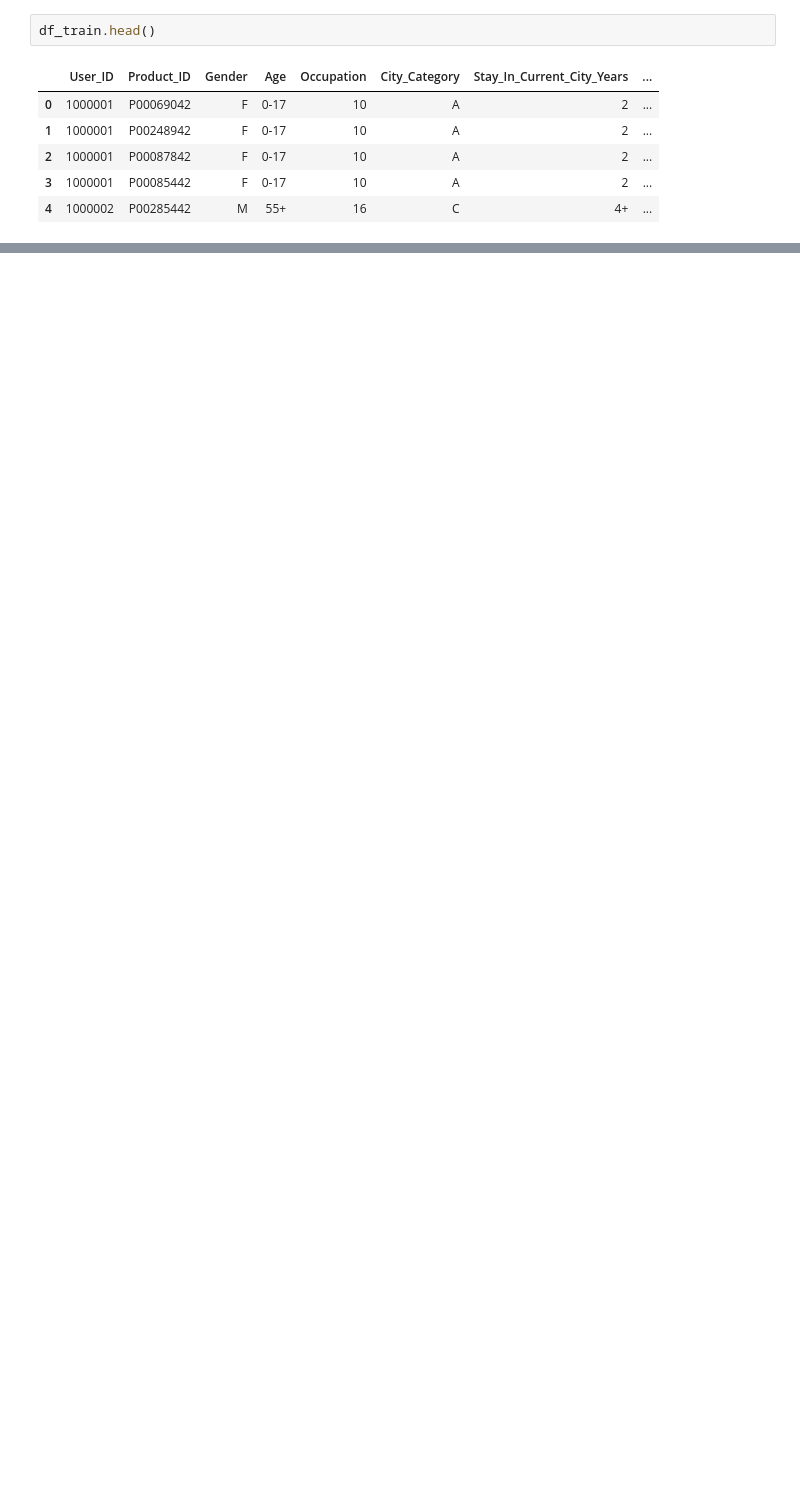
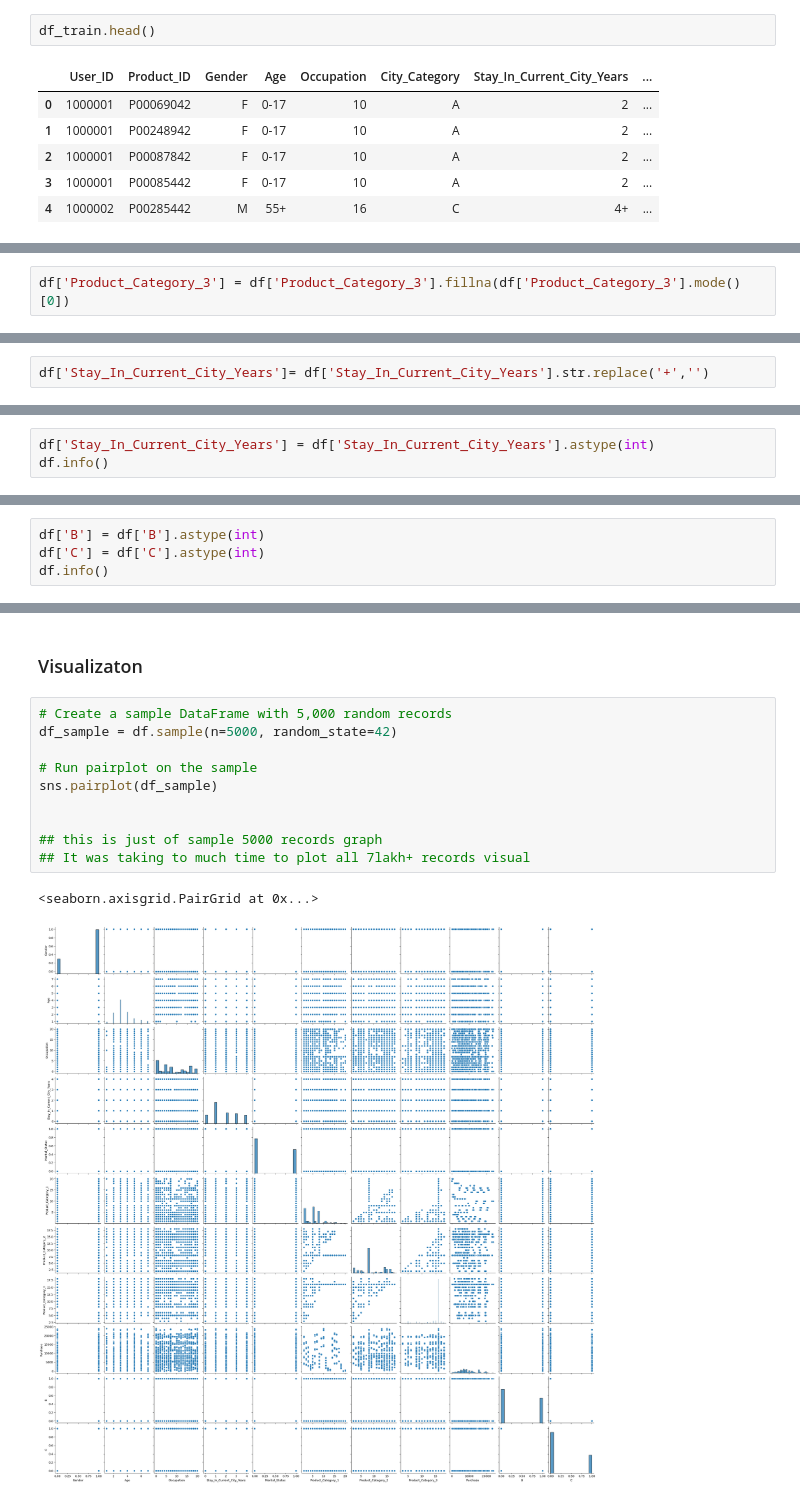
Before and after one commit to Sohailmateen/Exploratory-Data-Analysis-Projects, a Jupyter notebook: Blk_Friday_EDA/main.ipynb, the cells around one changed output, grey strips where cells are left out. Saved outputs shown, nothing was run; the diff lists cells and outputs as text; blank space fills up the shorter version.

Commit message:
feat(eda): add EDA notebook with data cleaning and visualization

```diff
--- a/Blk_Friday_EDA/main.ipynb
+++ b/Blk_Friday_EDA/main.ipynb
@@ -27,0 +295,2 @@ df_train.head()
+# %%
+df['Product_Category_3'] = df['Product_Category_3'].fillna(df['Product_Category_3'].mode()[0])
@@ -27,0 +330,2 @@ df_train.head()
+# %%
+df['Stay_In_Current_City_Years']= df['Stay_In_Current_City_Years'].str.replace('+','')
@@ -27,0 +369,3 @@ df_train.head()
+# %%
+df['Stay_In_Current_City_Years'] = df['Stay_In_Current_City_Years'].astype(int)
+df.info()
@@ -27,0 +392,4 @@ df_train.head()
+# %%
+df['B'] = df['B'].astype(int)
+df['C'] = df['C'].astype(int)
+df.info()
@@ -27,0 +425,15 @@ df_train.head()
+# %% [markdown]
+### Visualizaton
+# %%
+# Create a sample DataFrame with 5,000 random records
+df_sample = df.sample(n=5000, random_state=42)
+
+# Run pairplot on the sample
+sns.pairplot(df_sample)
+
+
+## this is just of sample 5000 records graph
+## It was taking to much time to plot all 7lakh+ records visual
+# %% [output]
+<seaborn.axisgrid.PairGrid at 0x...>
+[figure, added]
```
Also changed, not shown: parts of 69 cells of this notebook.
